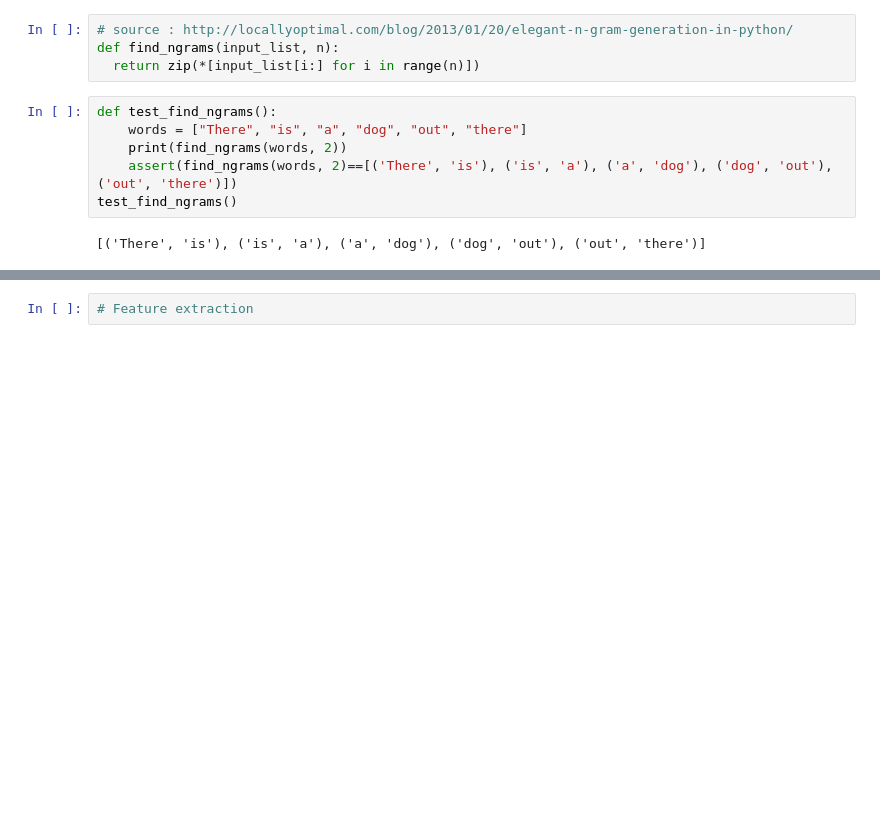
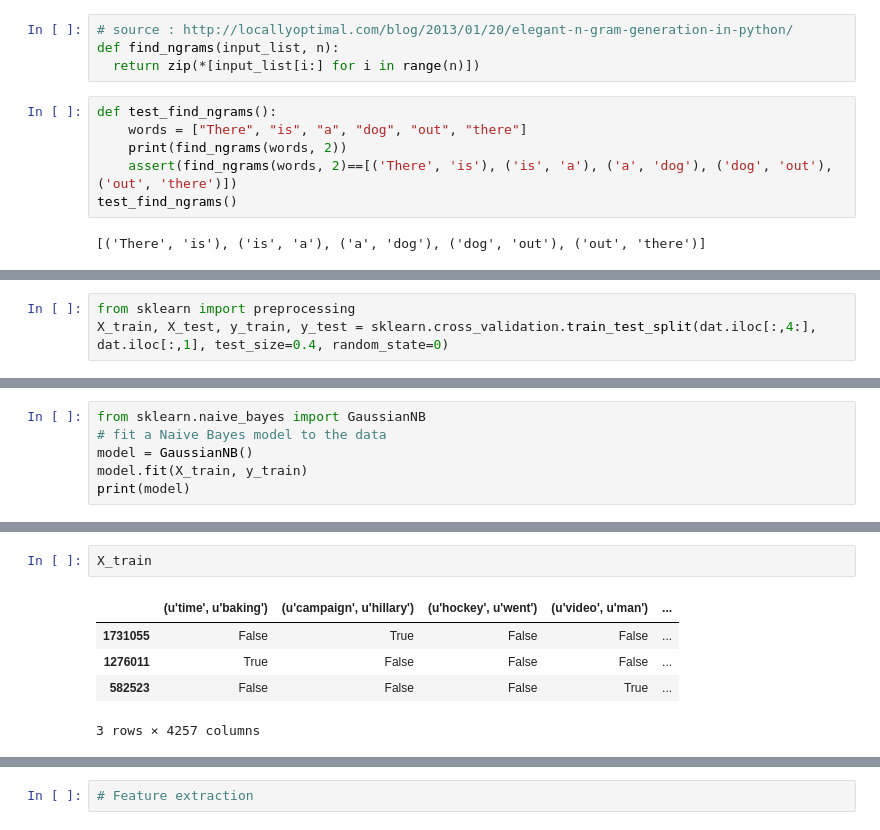
Before and after one commit to yfe404/what-people-think-of, a Jupyter notebook: classifier/notebooks/classifier_poc-v1.ipynb, the cells around one changed output, grey strips where cells are left out. Saved outputs shown, nothing was run; the diff lists cells and outputs as text; blank space fills up the shorter version.

```diff
--- a/classifier/notebooks/classifier_poc-v1.ipynb
+++ b/classifier/notebooks/classifier_poc-v1.ipynb
@@ -108,0 +180,3 @@ Hello  World
+# %%
+from sklearn import preprocessing
+X_train, X_test, y_train, y_test = sklearn.cross_validation.train_test_split(dat.iloc[:,4:], dat.iloc[:,1], test_size=0.4, random_state=0)
@@ -108,0 +185,6 @@ Hello  World
+# %%
+from sklearn.naive_bayes import GaussianNB
+# fit a Naive Bayes model to the data
+model = GaussianNB()
+model.fit(X_train, y_train)
+print(model)
@@ -108,0 +213,8 @@ Hello  World
+# %%
+X_train
+# %% [output]
+|  | (u'time', u'baking') | (u'campaign', u'hillary') | (u'hockey', u'went') | (u'video', u'man') | ... |
+| 1731055 | False | True | False | False | ... |
+| 1276011 | True | False | False | False | ... |
+| 582523 | False | False | False | True | ... |
+3 rows × 4257 columns
```
Also changed, not shown: parts of 33 cells of this notebook.
